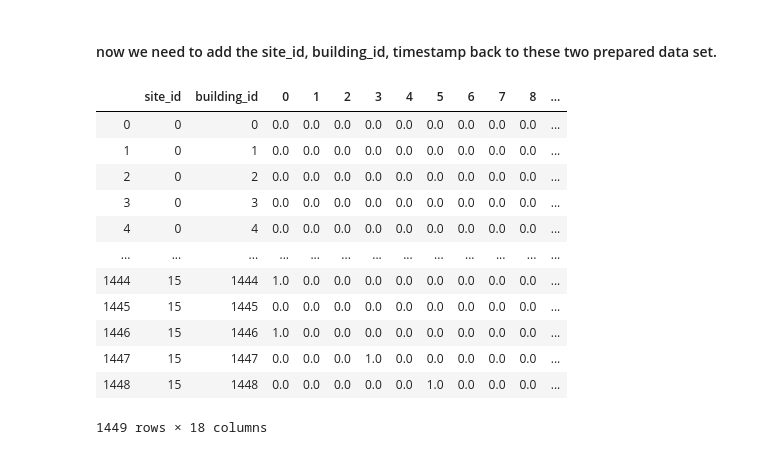
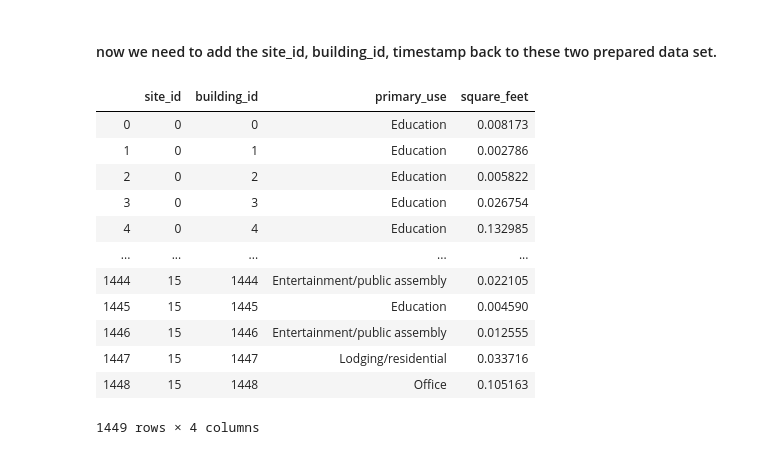
Before and after one commit to Runmangogo/Kaggle_ASHRAE_energy, a Jupyter notebook: DataCleaning.ipynb, the cells around one changed output. Cells and saved outputs as stored; diff of their text form; code cells hidden in the pictures.

Commit message:
adding timestamp features
adding timestamp features (month, weekday, hour); adjust the formula of airdew feature; undo onehot for primary_use and will feed it to embedding layer.

```diff
--- a/DataCleaning.ipynb
+++ b/DataCleaning.ipynb
@@ -465,14 +505,15 @@ array([[0, 0, 0, ..., 0, 0, 0],
 # I will implement embedding layer for building_id in the NN.
 building_full_pipeline = FeatureUnion(transformer_list=[
 #    ('building_id', onehot_building_id_pipline),
-    ('prim_use', onehot_pipeline),
+#    ('prim_use', onehot_pipeline),
     ('sqr_feet', square_feet_pipeline)
 ])
 weather_full_pipeline = FeatureUnion(transformer_list=[
     ('airtemp_sealev', airtemp_sealev_pipeline),
     ('dewtemp_windsp', dewtemp_windsp_pipeline),
     ('wind_dir', wind_dir_pipeline),
-    ('new_feature', new_feature_pipeline)
+    ('dewair_feature', dewair_feature_pipeline),
+    ('timestamp_features', timestamp_features_pipeline)
 ])
 # %%
 # start to run the pipelines
@@ -525,23 +560,23 @@ merge_weather.shape , merge_weather_prepared.shape
 # %% [markdown]
 #### now we need to add the site_id, building_id, timestamp back to these two prepared data set.
 # %%
-building_prepared_df = pd.DataFrame(building_prepared)
-building_prepared_df = pd.concat([building[['site_id','building_id']],building_prepared_df], axis=1)
+building_prepared_df = pd.Series(building_prepared.reshape(-1,), name='square_feet')
+building_prepared_df = pd.concat([building[['site_id','building_id','primary_use']],building_prepared_df], axis=1)
 building_prepared_df
 # %% [output]
-|  | site_id | building_id | 0 | 1 | 2 | 3 | 4 | 5 | 6 | 7 | 8 | ... |
-| 0 | 0 | 0 | 0.0 | 0.0 | 0.0 | 0.0 | 0.0 | 0.0 | 0.0 | 0.0 | 0.0 | ... |
-| 1 | 0 | 1 | 0.0 | 0.0 | 0.0 | 0.0 | 0.0 | 0.0 | 0.0 | 0.0 | 0.0 | ... |
-| 2 | 0 | 2 | 0.0 | 0.0 | 0.0 | 0.0 | 0.0 | 0.0 | 0.0 | 0.0 | 0.0 | ... |
-| 3 | 0 | 3 | 0.0 | 0.0 | 0.0 | 0.0 | 0.0 | 0.0 | 0.0 | 0.0 | 0.0 | ... |
-| 4 | 0 | 4 | 0.0 | 0.0 | 0.0 | 0.0 | 0.0 | 0.0 | 0.0 | 0.0 | 0.0 | ... |
-| ... | ... | ... | ... | ... | ... | ... | ... | ... | ... | ... | ... | ... |
-| 1444 | 15 | 1444 | 1.0 | 0.0 | 0.0 | 0.0 | 0.0 | 0.0 | 0.0 | 0.0 | 0.0 | ... |
-| 1445 | 15 | 1445 | 0.0 | 0.0 | 0.0 | 0.0 | 0.0 | 0.0 | 0.0 | 0.0 | 0.0 | ... |
-| 1446 | 15 | 1446 | 1.0 | 0.0 | 0.0 | 0.0 | 0.0 | 0.0 | 0.0 | 0.0 | 0.0 | ... |
-| 1447 | 15 | 1447 | 0.0 | 0.0 | 0.0 | 1.0 | 0.0 | 0.0 | 0.0 | 0.0 | 0.0 | ... |
-| 1448 | 15 | 1448 | 0.0 | 0.0 | 0.0 | 0.0 | 0.0 | 1.0 | 0.0 | 0.0 | 0.0 | ... |
+|  | site_id | building_id | primary_use | square_feet |
+| 0 | 0 | 0 | Education | 0.008173 |
+| 1 | 0 | 1 | Education | 0.002786 |
+| 2 | 0 | 2 | Education | 0.005822 |
+| 3 | 0 | 3 | Education | 0.026754 |
+| 4 | 0 | 4 | Education | 0.132985 |
+| ... | ... | ... | ... | ... |
+| 1444 | 15 | 1444 | Entertainment/public assembly | 0.022105 |
+| 1445 | 15 | 1445 | Education | 0.004590 |
+| 1446 | 15 | 1446 | Entertainment/public assembly | 0.012555 |
+| 1447 | 15 | 1447 | Lodging/residential | 0.033716 |
+| 1448 | 15 | 1448 | Office | 0.105163 |
-1449 rows × 18 columns
+1449 rows × 4 columns
 # %%
 merge_weather_prepared_df = pd.DataFrame(merge_weather_prepared)
 merge_weather_prepared_df = pd.concat([merge_weather[['site_id','timestamp']],merge_weather_prepared_df], axis=1)
```
Also changed, not shown: parts of 29 cells of this notebook.
